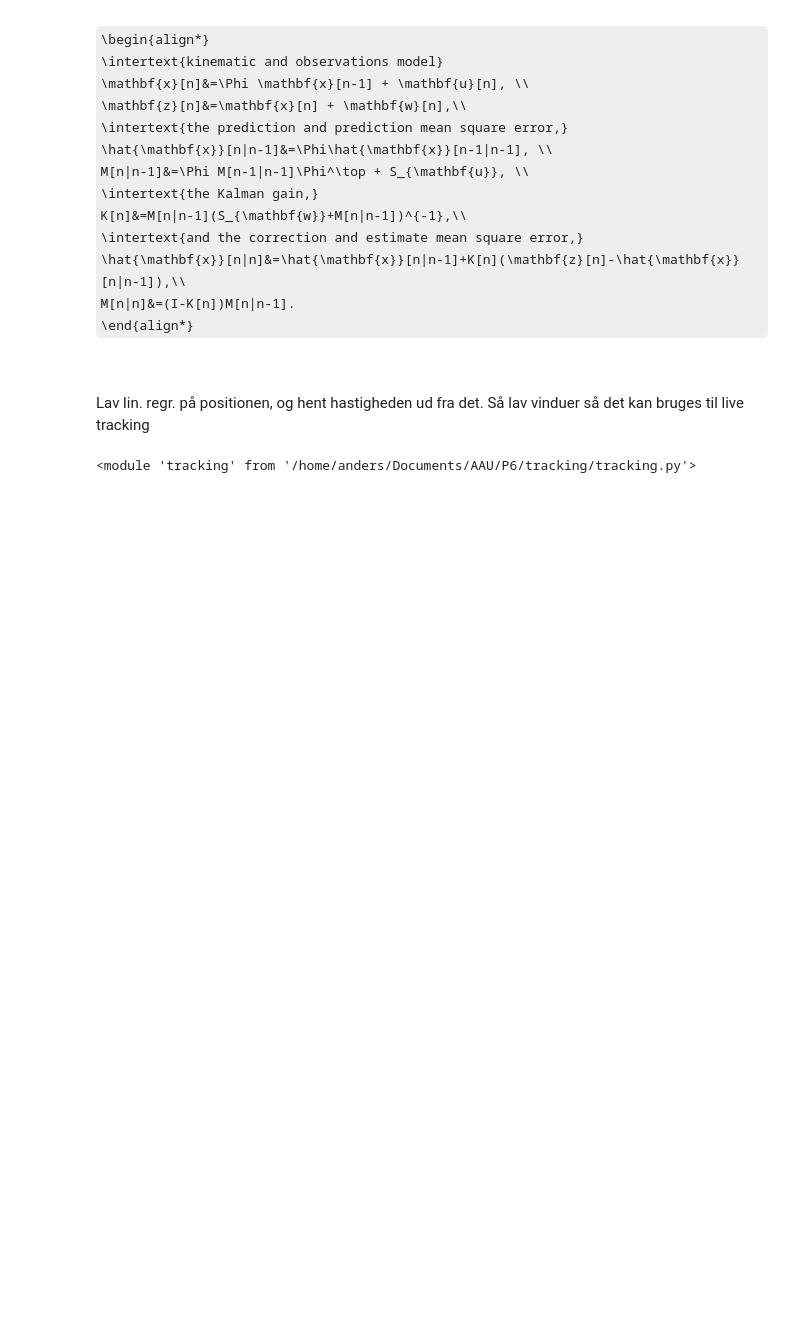
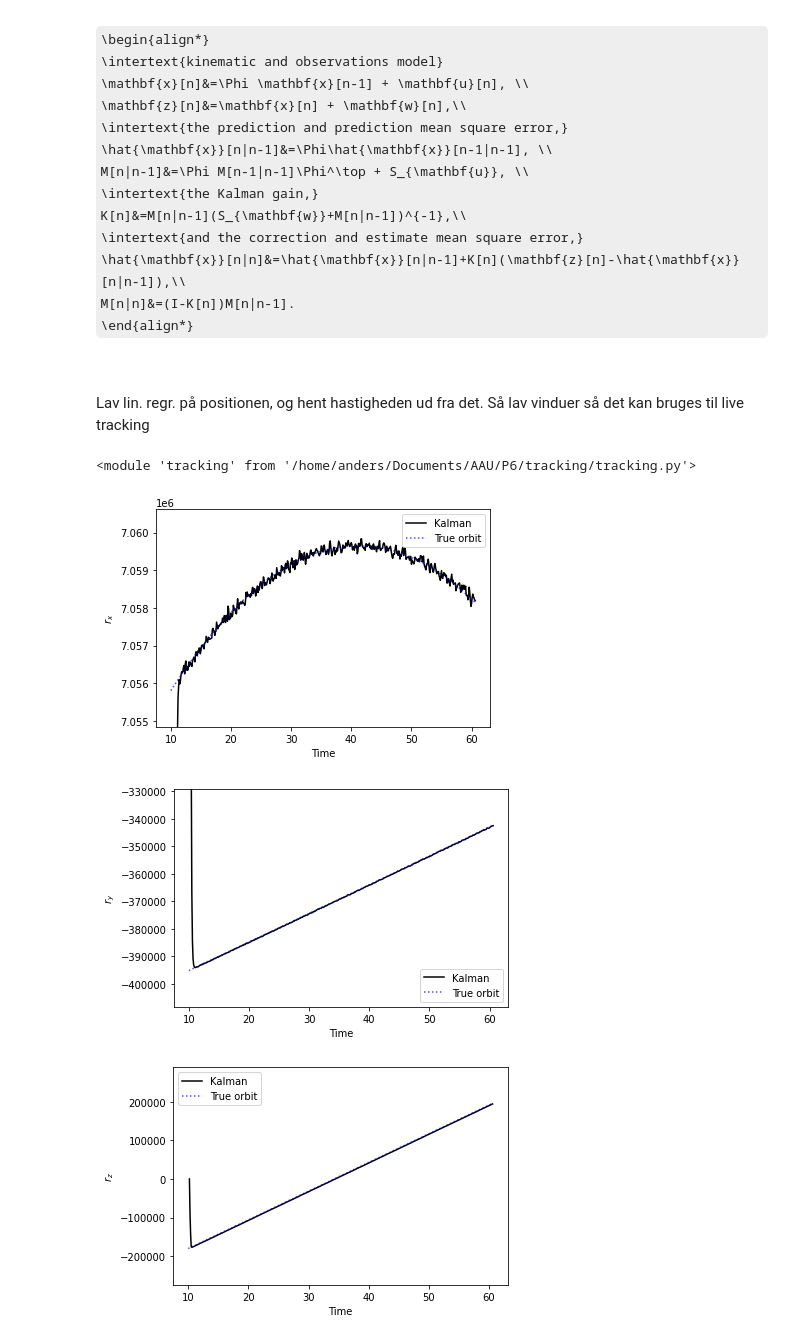
Before and after one commit to ahll19/P6, a Jupyter notebook: tracking/anders.ipynb, the cells around one changed output. Drawn from its saved outputs; the diff is of its cells as text; code cells hidden in the pictures; some formulas as TeX source; blank space fills up the shorter version.

Commit message:
cool shit
lavede en funktion til at plot dataen

```diff
--- a/tracking/anders.ipynb
+++ b/tracking/anders.ipynb
@@ -32,9 +32,16 @@ importlib.reload(tr)
 # %% [output]
 <module 'tracking' from '/home/anders/Documents/AAU/P6/tracking/tracking.py'>
 # %%
-x_state, dt = tr.velocity_algo("snr50/truth1.txt", true_orbit=True)
+detections_name = "snr50/truth1.txt"
+entire_name = "snr50/entireOrbit1.txt"
+
+x_state, dt = tr.velocity_algo(detections_name, true_orbit=True)
+true_orbit, dt_entire = tr.velocity_algo(entire_name, True)
 
 cov_w, cov_u = [np.eye(6)]*2
 x_initial_guess, M_initial_guess = np.ones(6), np.eye(6)
 kf = tr.Kalman(cov_u, cov_w, x_initial_guess, M_initial_guess, dt)
 kf.run_sim(x_state)
+
+names, vals = kf.get_data()
+x, y, z = vals[0][:, 0], vals[0][:, 1], vals[0][:, 2]
@@ -44,6 +48,16 @@ x, y, z = vals[0][:, 0], vals[0][:, 1], vals[0][:, 2]
-# %%
-true_orbit = tr.velocity_algo("snr50/entireOrbit1.txt", True)[0]
-true_orbit = resample(true_orbit, len(x))
-rx = true_orbit[:, 0]
-ry = true_orbit[:, 1]
-rz = true_orbit[:, 2]
+# %%
+time_meas = tr.import_data(detections_name)[0]
+time_entire = tr.import_data(entire_name)[0]
+
+n1 = np.where(time_entire == time_meas[0])[0][0]
+n2 = np.where(time_entire == time_meas[-1])[0][0]
+
+rx = true_orbit[n1:n2, 0]
+ry = true_orbit[n1:n2, 1]
+rz = true_orbit[n1:n2, 2]
+# %%
+tr.plot_data(vals[0], time_meas, "Kalman", true_orbit, time_entire, "True orbit", 1.5)
+# %% [output]
+[figure, added]
+[figure, added]
+[figure, added]
```
Also changed, not shown: parts of 4 cells of this notebook, 5 other files.
